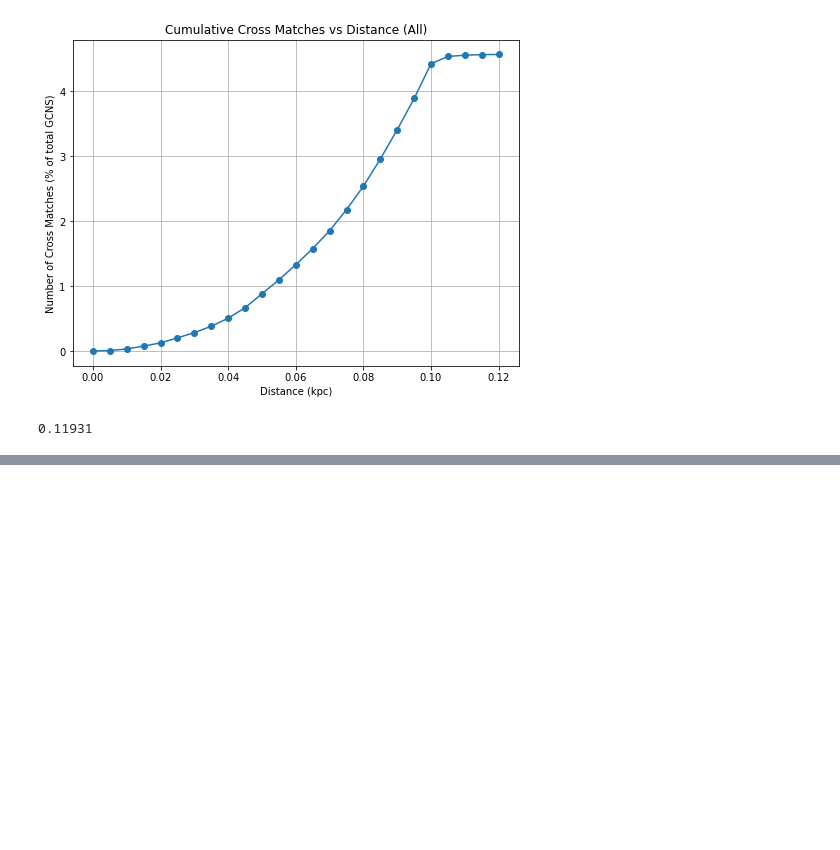
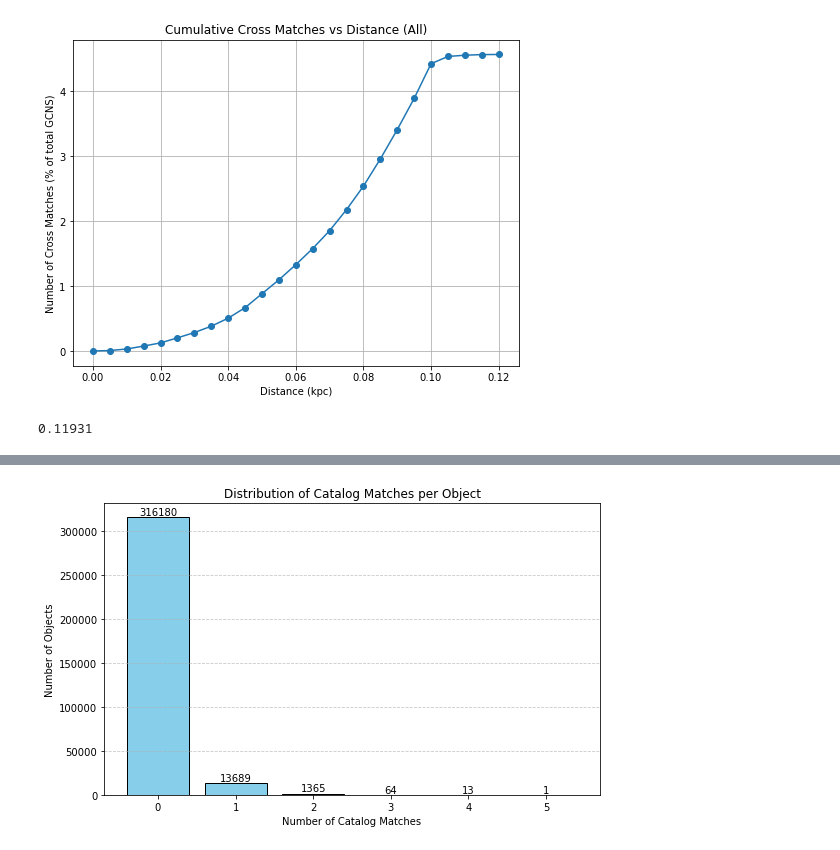
Before and after one commit to eyu22/BL2025, a Jupyter notebook: compile_catalogs.ipynb, the cells around one changed output, grey strips where cells are left out. Cells and saved outputs as stored; diff of their text form; code cells hidden in the pictures; blank space fills up the shorter version.

Commit message:
added HST, summary plots

```diff
--- a/compile_catalogs.ipynb
+++ b/compile_catalogs.ipynb
@@ -623,0 +680,36 @@ plt.show()
+# %%
+# === 1) Identify all columns that start with 'is_in' ===
+is_in_columns = [col for col in catalog_summary.columns if col.startswith('is_in')]
+
+# === 2) Sum across those columns row-wise to count overlaps ===
+catalog_summary['num_catalog_matches'] = catalog_summary[is_in_columns].sum(axis=1)
+
+# === Count number of objects for each number of matches ===
+match_counts = catalog_summary['num_catalog_matches'].value_counts().sort_index()
+
+# === Plot ===
+plt.figure(figsize=(8, 5))
+bars = plt.bar(match_counts.index, match_counts.values, color='skyblue', edgecolor='black')
+
+# === Add labels on top of each bar ===
+for bar in bars:
+    height = bar.get_height()
+    plt.text(
+        bar.get_x() + bar.get_width() / 2,
+        height + 5,  # Adjust upward spacing as needed
+        f'{int(height)}',
+        ha='center',
+        va='bottom',
+        fontsize=10
+    )
+
+# === Customize plot ===
+plt.xlabel('Number of Catalog Matches')
+plt.ylabel('Number of Objects')
+plt.title('Distribution of Catalog Matches per Object')
+plt.xticks(rotation=0)
+plt.grid(axis='y', linestyle='--', alpha=0.7)
+plt.tight_layout()
+plt.show()
+# %% [output]
+[figure, added]
```
Also changed, not shown: parts of 13 cells of this notebook.
